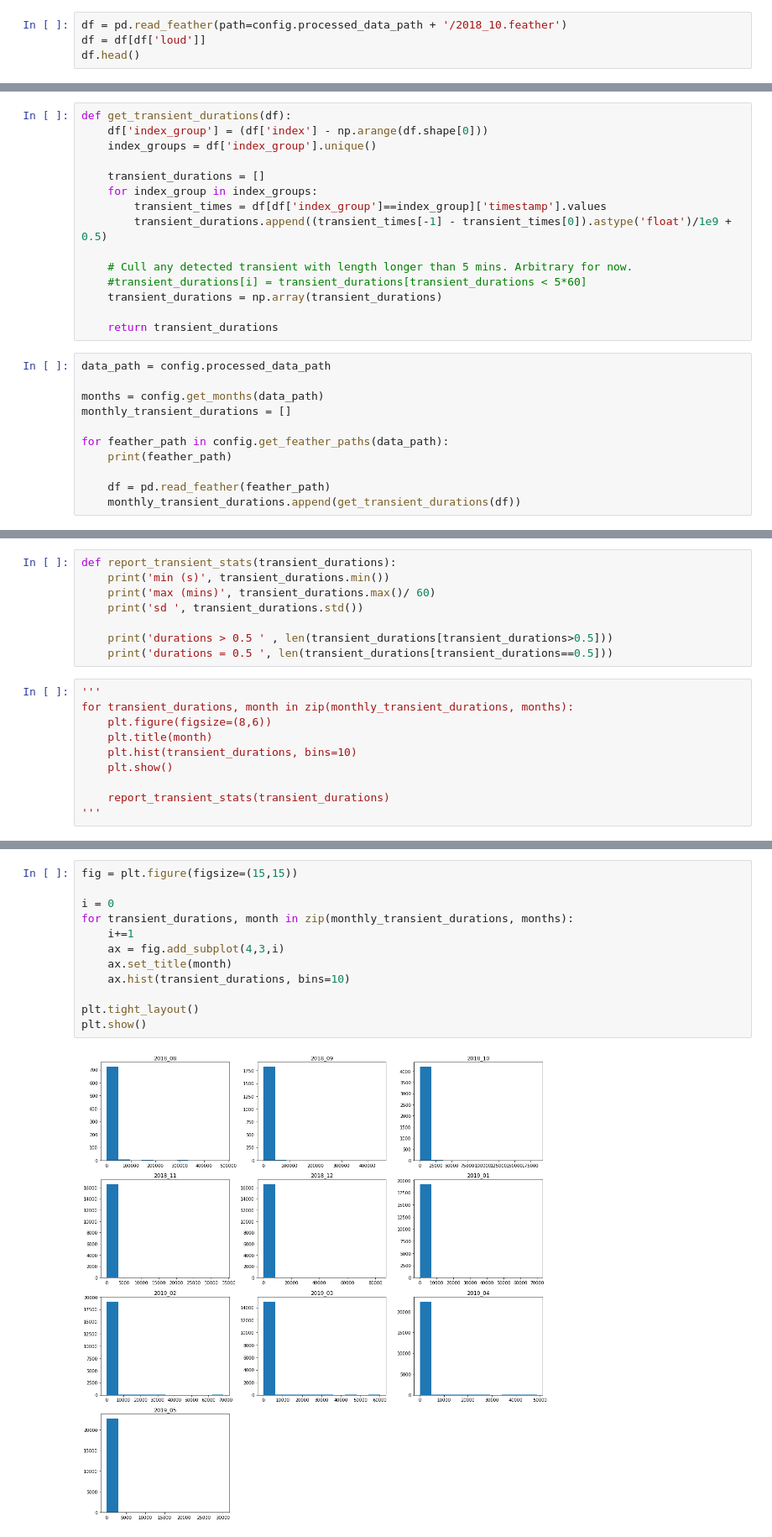
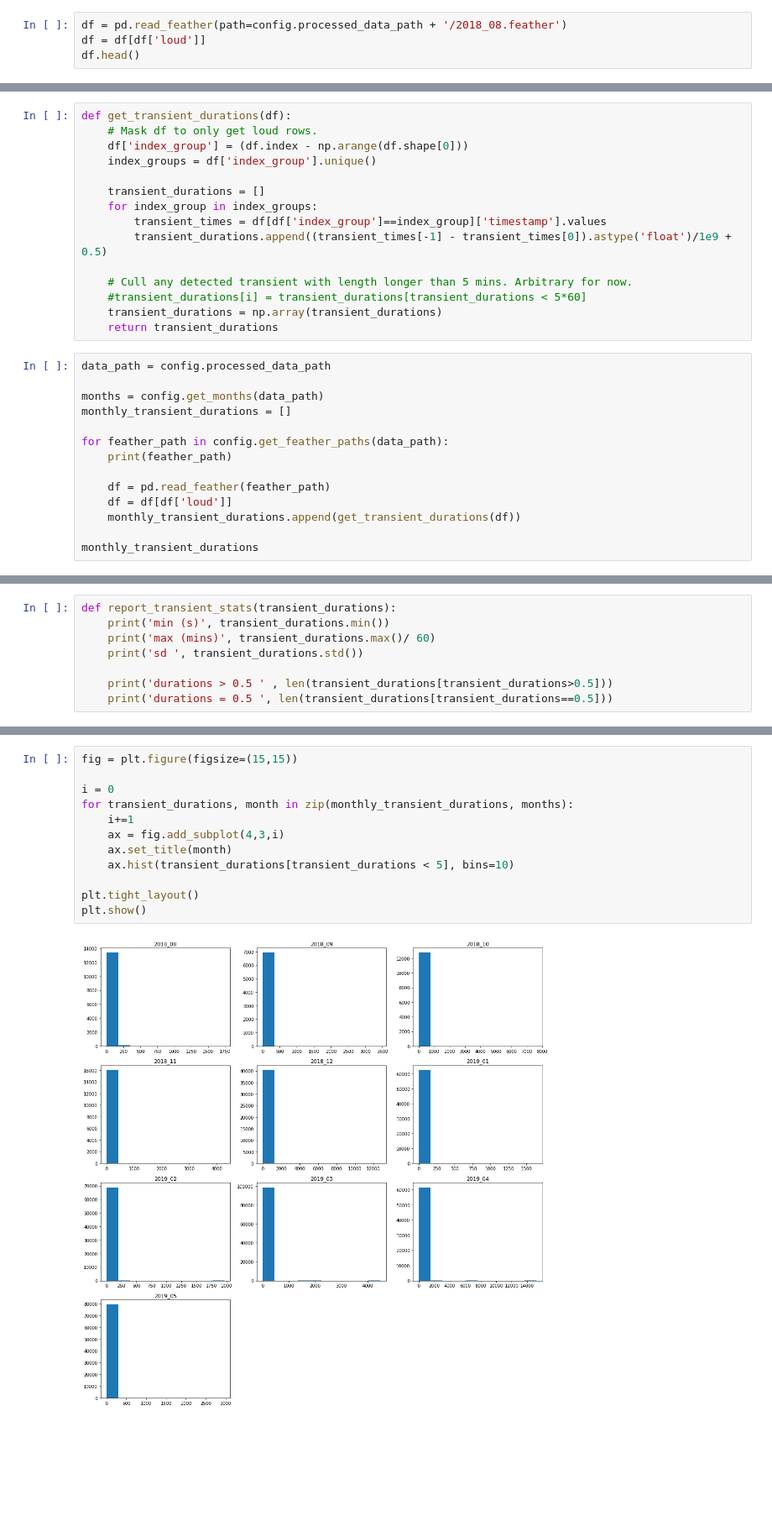
Before and after one commit to georgeamccarthy/acoustic-data-science-cambay, a Jupyter notebook: notebooks/06-GM-transient_durations.ipynb, the cells around one changed output, grey strips where cells are left out. Shown at 84% size. Drawn from its saved outputs; the diff is of its cells as text; blank space fills up the shorter version.

```diff
--- a/notebooks/06-GM-transient_durations.ipynb
+++ b/notebooks/06-GM-transient_durations.ipynb
@@ -7,5 +14,5 @@ import acoustic_data_science.config as config
 # %%
-df = pd.read_feather(path=config.processed_data_path + '/2018_10.feather')
+df = pd.read_feather(path=config.processed_data_path + '/2018_08.feather')
 df = df[df['loud']]
 df.head()
 # %% [output]
@@ -23,6 +26,7 @@ len(float_tol_columns)
 # %%
 def get_transient_durations(df):
-    df['index_group'] = (df['index'] - np.arange(df.shape[0]))
+    # Mask df to only get loud rows.
+    df['index_group'] = (df.index - np.arange(df.shape[0]))
     index_groups = df['index_group'].unique()
 
     transient_durations = []
@@ -33,7 +37,6 @@ def get_transient_durations(df):
     # Cull any detected transient with length longer than 5 mins. Arbitrary for now.
     #transient_durations[i] = transient_durations[transient_durations < 5*60]
     transient_durations = np.array(transient_durations)
-
     return transient_durations
 # %%
 data_path = config.processed_data_path
@@ -45,5 +48,8 @@ for feather_path in config.get_feather_paths(data_path):
     print(feather_path)
 
     df = pd.read_feather(feather_path)
+    df = df[df['loud']]
     monthly_transient_durations.append(get_transient_durations(df))
+
+monthly_transient_durations
 # %% [output]
@@ -65,13 +81,3 @@ def report_transient_stats(transient_durations):
 
     print('durations > 0.5 ' , len(transient_durations[transient_durations>0.5]))
     print('durations = 0.5 ', len(transient_durations[transient_durations==0.5]))
-# %%
-'''
-for transient_durations, month in zip(monthly_transient_durations, months):
-    plt.figure(figsize=(8,6))
-    plt.title(month)
-    plt.hist(transient_durations, bins=10)
-    plt.show()
-
-    report_transient_stats(transient_durations)
-'''
@@ -80,17 +84,17 @@ for transient_durations, month in zip(monthly_transient_durations, months):
 # %%
 fig = plt.figure(figsize=(15,15))
 
 i = 0
 for transient_durations, month in zip(monthly_transient_durations, months):
     i+=1
     ax = fig.add_subplot(4,3,i)
     ax.set_title(month)
-    ax.hist(transient_durations, bins=10)
+    ax.hist(transient_durations[transient_durations < 5], bins=10)
 
 plt.tight_layout()
 plt.show()
 # %% [output]
-[figure, old version]
+[figure, new version]
 # %%
 for transient_durations, month in zip(monthly_transient_durations, months):
     print(month)
```
Also changed, not shown: parts of 6 cells of this notebook, 5 other files.
